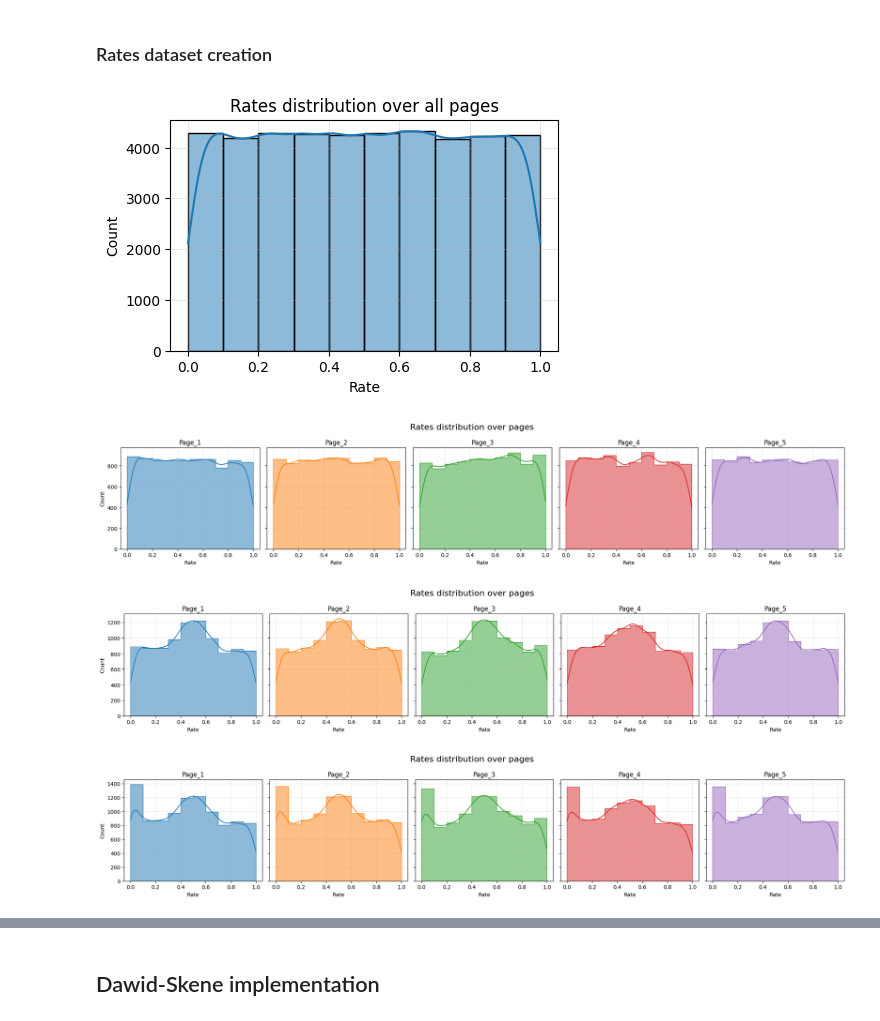
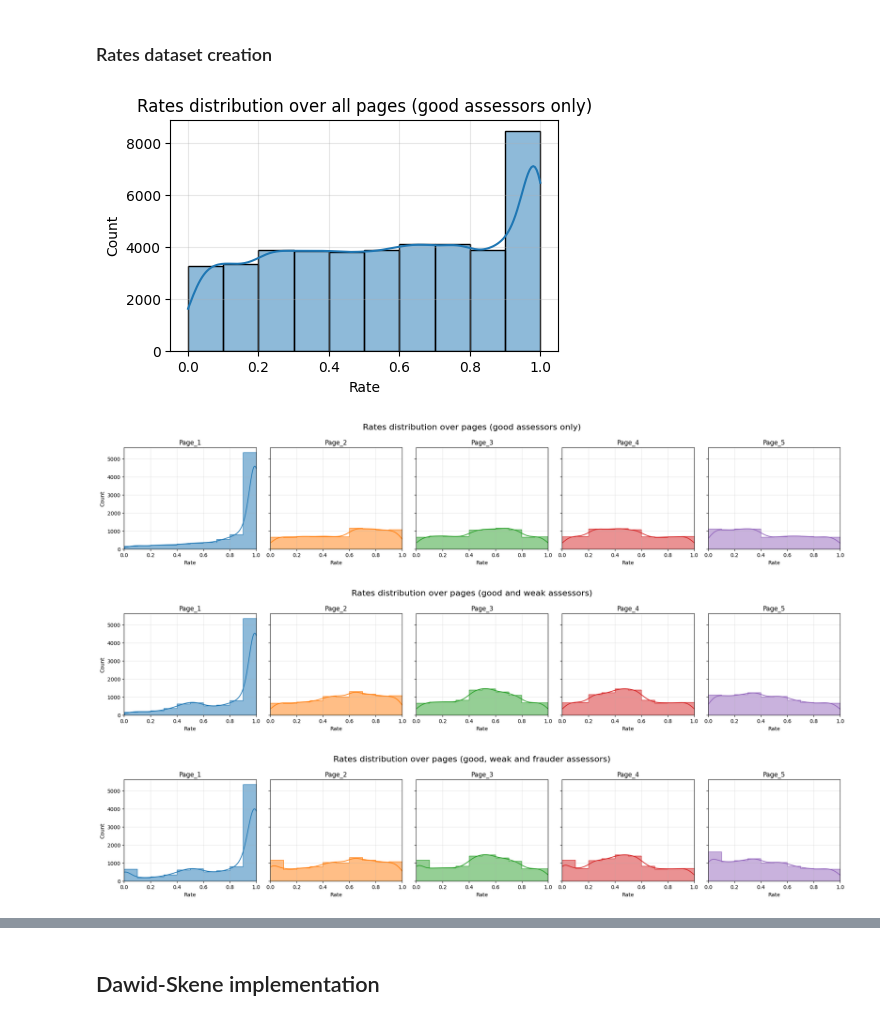
Before and after one commit to Ali-AliAli-Ali/ML_homeworks_magistracy, a Jupyter notebook: 3_crowdsource.ipynb, the cells around one changed output, grey strips where cells are left out. Drawn from its saved outputs; the diff is of its cells as text; code cells hidden in the pictures.

```diff
--- a/3_crowdsource.ipynb
+++ b/3_crowdsource.ipynb
@@ -57,6 +72,7 @@ def rates_histplot_pages(rates: pd.DataFrame,
 ### Manual assessment analysis
 # %%
 man_rates_path = os.path.join(contents_folder, "requests_orig_rate.csv")
-man_rates = pd.read_csv(man_rates_path, names=[f"{i+1}_page" for i in range(5)])
+n_pages = 5
+man_rates = pd.read_csv(man_rates_path, names=[f"Page_{i+1}" for i in range(n_pages)])
 man_rates
 # %% [output]
@@ -96,4 +175,25 @@ upper_b = 0
 # %%
+def generate_good_rates(n_pages: int,
+                        n_assessors: int):
+    rates_dict = {}
+
+    rates_dict["Page_1"] = np.random.beta(1, 0.2, size=n_assessors)
+
+    for i in range(1, n_pages):
+        column_name = f"Page_{i+1}"
+        rates_dict[column_name] = np.random.uniform(
+            low=1-(i-1)/n_pages if i else 1-i/n_pages,
+            high=1-(i+1)/n_pages,
+            size=n_assessors // 5
+        )
+        rates_dict[column_name] = np.concat((
+            rates_dict[column_name],
+            np.random.uniform(0, 1, size=(n_assessors // 5 * 4))
+        ))
+
+    return np.clip(pd.DataFrame(rates_dict).astype(float), 0, 1)
+
+
 def generate_rates(n_pages: int,
                    n_assessors: int,
                    distribution,
@@ -103,39 +203,38 @@ def generate_rates(n_pages: int,
         column_name = f"Page_{i+1}"
         rates_dict[column_name] = distribution(size=n_assessors, *args)
 
-    return cut_distribution(pd.DataFrame(rates_dict).astype(float), 0, 1)
-
-def cut_distribution(rates: pd.DataFrame,
-                     lower_b: float = 0.0,
-                     upper_b: float = 1.0):
-    return rates.mask(rates < lower_b, lower_b).mask(rates > upper_b, upper_b)
+    return np.clip(pd.DataFrame(rates_dict).astype(float), 0, 1)
 # %% [markdown]
 ### Rates dataset creation
 # %%
 np.random.seed(42)
 
-rates = generate_rates(n_pages, n_good_assessors, np.random.uniform, 0, 1)
-rates_histplot_all(rates)
-rates_histplot_pages(rates)
+rates = generate_good_rates(n_pages, n_good_assessors)
+
+comment_good = "good assessors only"
+rates_histplot_all(rates, comment=comment_good)
+rates_histplot_pages(rates, comment=comment_good)
 # %% [output]
-[figure, old version]
+[figure, new version]
-[figure, old version]
+[figure, new version]
 # %%
 np.random.seed(42)
 
 rates = pd.concat((rates,
-                   generate_rates(n_pages, n_bad_assessors, np.random.normal, 0.5, 0.1)))
-rates_histplot_pages(rates)
+                   generate_rates(n_pages, n_weak_assessors, np.random.normal, 0.5, 0.1)))
+comment_weak = "good and weak assessors"
+rates_histplot_pages(rates, comment=comment_weak)
 # %% [output]
-[figure, old version]
+[figure, new version]
 # %%
 np.random.seed(42)
 
 rates = pd.concat((rates,
                    generate_rates(n_pages, n_frauders, np.random.randint, 0, 1)))
-rates_histplot_pages(rates)
+comment_all = "good, weak and frauder assessors"
+rates_histplot_pages(rates, comment=comment_all)
 # %% [output]
-[figure, old version]
+[figure, new version]
 # %%
 np.random.seed(42)
 
```
Also changed, not shown: parts of 39 cells of this notebook, 1 other file.
